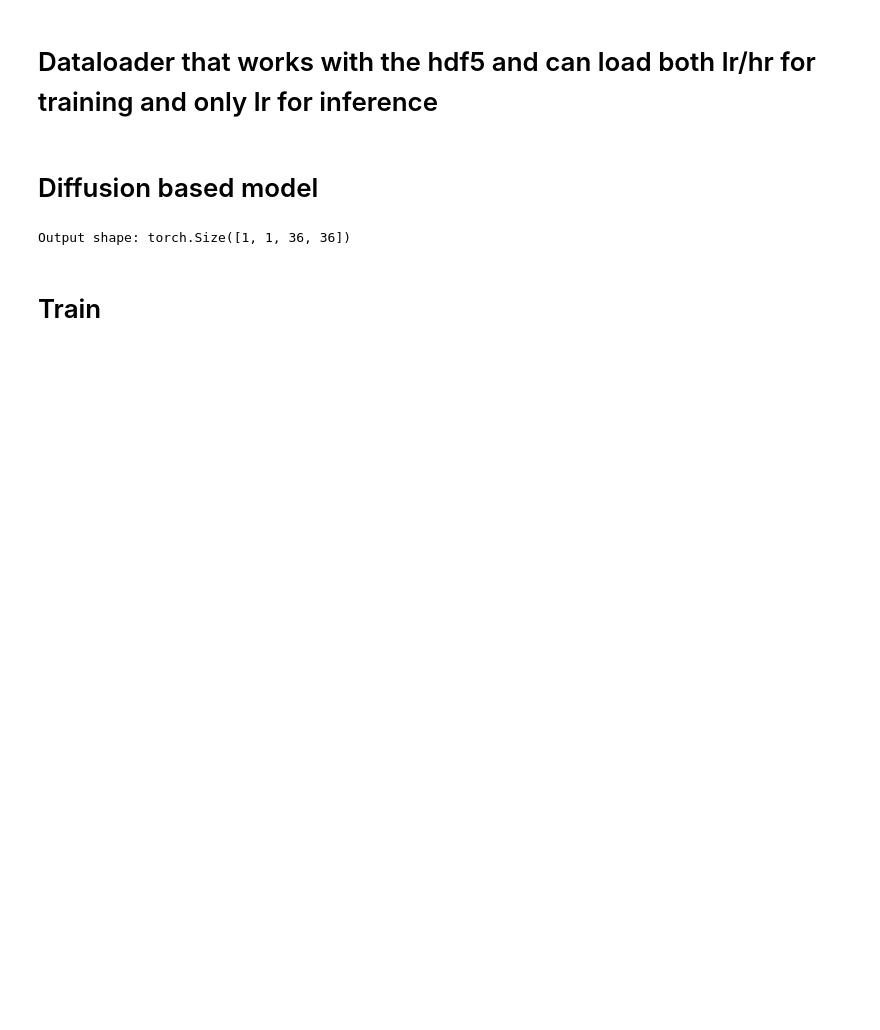
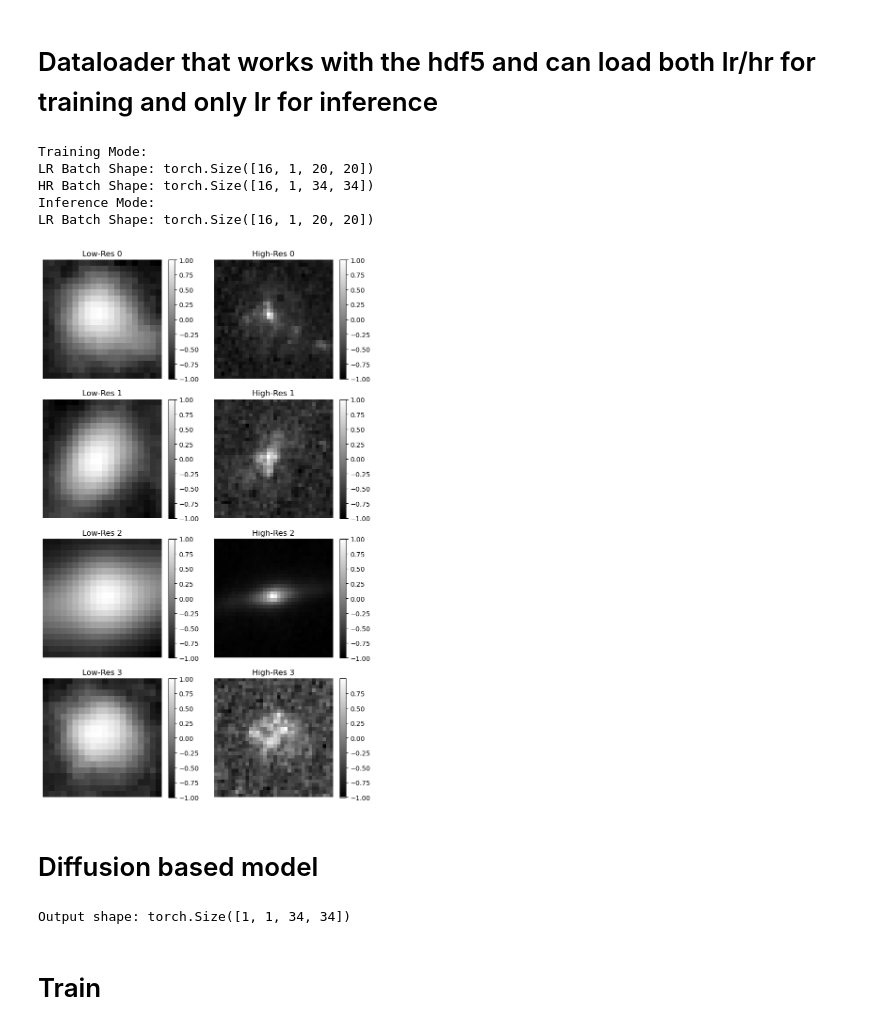
Before and after one commit to xoubish/superNISP, a Jupyter notebook: code/diffusion_test.ipynb, the cells around one changed output. Drawn from its saved outputs; the diff is of its cells as text; code cells hidden in the pictures; blank space fills up the shorter version.

```diff
--- a/code/diffusion_test.ipynb
+++ b/code/diffusion_test.ipynb
@@ -103,7 +115,7 @@ class SuperResolutionDataset(Dataset):
             return lr_image, hr_image  # Training case (LR, HR)
 # %%
 # Training with LR and HR
-dataset = SuperResolutionDataset("Nisp_train.hdf5", "Nircam_train.hdf5")
+dataset = SuperResolutionDataset("../data/Nisp_train.hdf5", "../data/Nircam_train.hdf5")
 dataloader = DataLoader(dataset, batch_size=16, shuffle=True)
 
 # Get a batch for training
@@ -113,13 +125,51 @@ print("LR Batch Shape:", lr_batch.shape)  # (16, 1, 20, 20)
 print("HR Batch Shape:", hr_batch.shape)  # (16, 1, 36, 36)
 
 # Inference with only LR
-dataset = SuperResolutionDataset("Nisp_train.hdf5", inference_mode=True)
+dataset = SuperResolutionDataset("../data/Nisp_train.hdf5", inference_mode=True)
 dataloader = DataLoader(dataset, batch_size=16, shuffle=False)
 
 # Get a batch for inference
 lr_batch = next(iter(dataloader))  # Only LR images
 print("Inference Mode:")
 print("LR Batch Shape:", lr_batch.shape)  # (16, 1, 20, 20)
+# %% [output]
+Training Mode:
+LR Batch Shape: torch.Size([16, 1, 20, 20])
+HR Batch Shape: torch.Size([16, 1, 34, 34])
+Inference Mode:
+LR Batch Shape: torch.Size([16, 1, 20, 20])
+# %%
+# Load the dataset
+dataset = SuperResolutionDataset("../data/Nisp_train.hdf5", "../data/Nircam_train.hdf5")
+dataloader = DataLoader(dataset, batch_size=16, shuffle=True)
+
+# Fetch a batch
+lr_batch, hr_batch = next(iter(dataloader))
+
+# Convert tensors to NumPy
+lr_batch_np = lr_batch.squeeze().cpu().numpy()  # Shape: (16, 20, 20)
+hr_batch_np = hr_batch.squeeze().cpu().numpy()  # Shape: (16, 34, 34)
+
+# Plot first 4 samples
+fig, axes = plt.subplots(4, 2, figsize=(8, 12))
+
+for i in range(4):
+    # Low-Res Image
+    img1 = axes[i, 0].imshow(lr_batch_np[i], cmap='gray')
+    axes[i, 0].set_title(f"Low-Res {i}")
+    axes[i, 0].axis("off")
+    fig.colorbar(img1, ax=axes[i, 0], fraction=0.046, pad=0.04)  # Add colorbar
+
+    # High-Res Image
+    img2 = axes[i, 1].imshow(hr_batch_np[i], cmap='gray')
+    axes[i, 1].set_title(f"High-Res {i}")
+    axes[i, 1].axis("off")
+    fig.colorbar(img2, ax=axes[i, 1], fraction=0.046, pad=0.04)  # Add colorbar
+
+plt.tight_layout()
+plt.show()
+# %% [output]
+[figure, added]
 # %% [markdown]
 # Diffusion based model
 # %%
@@ -144,12 +194,13 @@ class SuperResDiffusionUNet(nn.Module):
 
         self.cross_attention = nn.MultiheadAttention(embed_dim=hidden_dim * 4, num_heads=4)
 
+        # **Corrected Decoder to Maintain 34x34 Output**
         self.decoder = nn.Sequential(
-            nn.ConvTranspose2d(hidden_dim * 4, hidden_dim * 2, 3, stride=2, padding=1, output_padding=1),
+            nn.ConvTranspose2d(hidden_dim * 4, hidden_dim * 2, kernel_size=3, stride=2, padding=1, output_padding=0),  # Prevent extra expansion
             nn.ReLU(),
-            nn.ConvTranspose2d(hidden_dim * 2, hidden_dim, 3, stride=2, padding=1, output_padding=1),
+            nn.ConvTranspose2d(hidden_dim * 2, hidden_dim, kernel_size=3, stride=2, padding=1, output_padding=1),  # Expands to exactly 34
             nn.ReLU(),
-            nn.Conv2d(hidden_dim, out_channels, 3, padding=1, stride=1),
+            nn.Conv2d(hidden_dim, out_channels, kernel_size=3, padding=1),  # Keeps final size at 34x34
         )
 
     def forward(self, x, condition):
@@ -179,12 +230,12 @@ class DiffusionModel(nn.Module):
     def forward(self, x, t, condition):
         return self.unet(x, condition)
 
-# Upsampler for 20x20 -> 36x36
+# **Corrected Upsampler for 20x20 -> 34x34**
 class Upsampler(nn.Module):
     def __init__(self, in_channels=1, out_channels=1):
         super().__init__()
-        self.upsample = nn.Upsample(size=(36, 36), mode='bilinear', align_corners=True)
-        self.conv = nn.Conv2d(in_channels, out_channels, 3, padding=1)  # Keep padding=1
+        self.upsample = nn.Upsample(size=(34, 34), mode='bilinear', align_corners=True)
+        self.conv = nn.Conv2d(in_channels, out_channels, kernel_size=3, padding=1)  # Keep padding=1
 
     def forward(self, x):
         x = self.upsample(x)
@@ -198,7 +249,7 @@ class SuperResolutionDiffusion(nn.Module):
         self.diffusion = DiffusionModel(unet_model)
 
     def forward(self, x, t):
-        upscaled = self.upsampler(x)
+        upscaled = self.upsampler(x)  # 20x20 -> 34x34
 
         # Add progressive noise instead of replacing
         noise = torch.randn_like(upscaled)
@@ -217,9 +268,9 @@ x = torch.randn(1, 1, 20, 20)  # Low-res input
 t = torch.tensor([500])  # Midpoint timestep in diffusion
 output = model(x, t)
 
-print("Output shape:", output.shape)
+print("Output shape:", output.shape)  # **Should now be [1, 1, 34, 34]**
 # %% [output]
-Output shape: torch.Size([1, 1, 36, 36])
+Output shape: torch.Size([1, 1, 34, 34])
 # %% [markdown]
 # Train
 # %%
```
Also changed, not shown: parts of 6 cells of this notebook, 1 other file.
